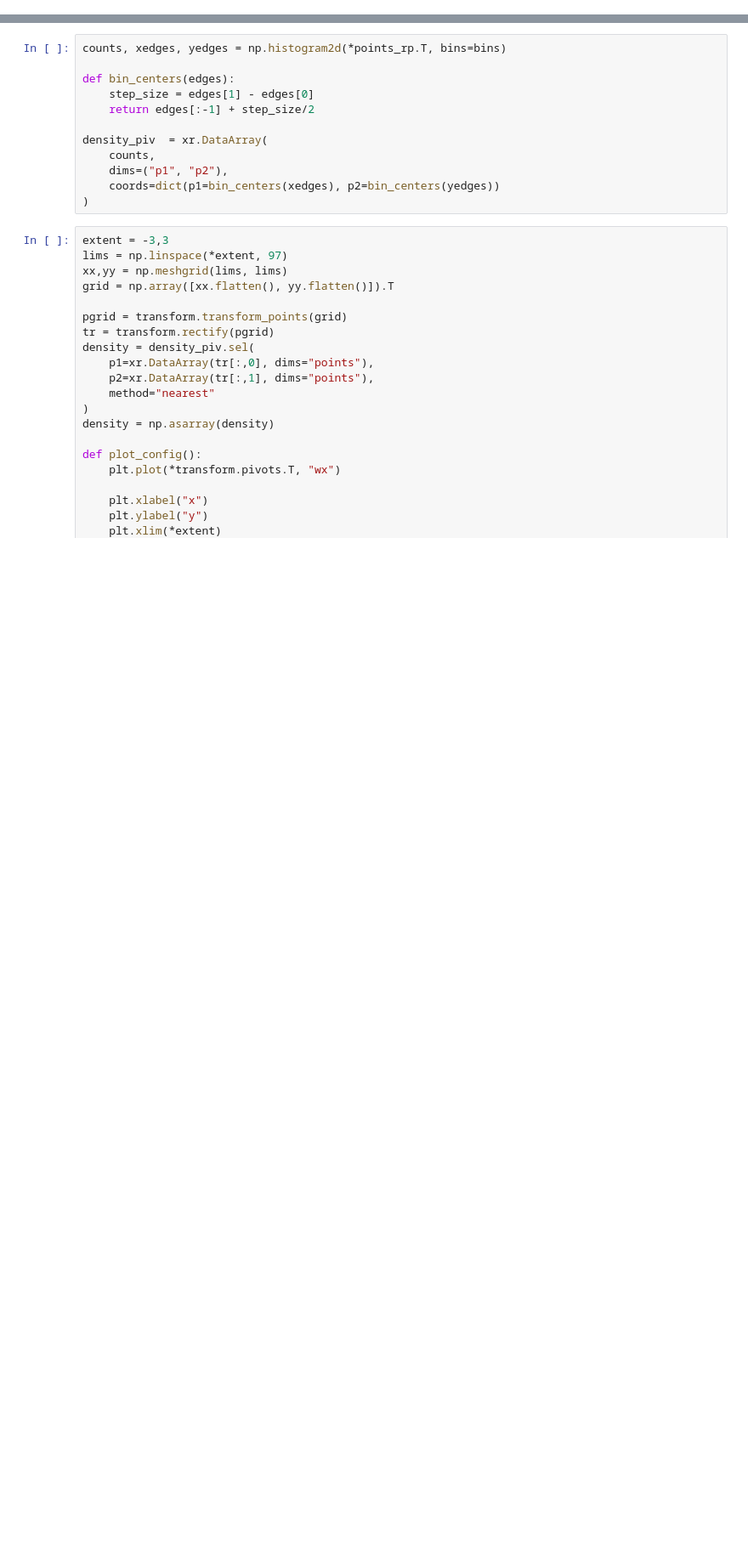
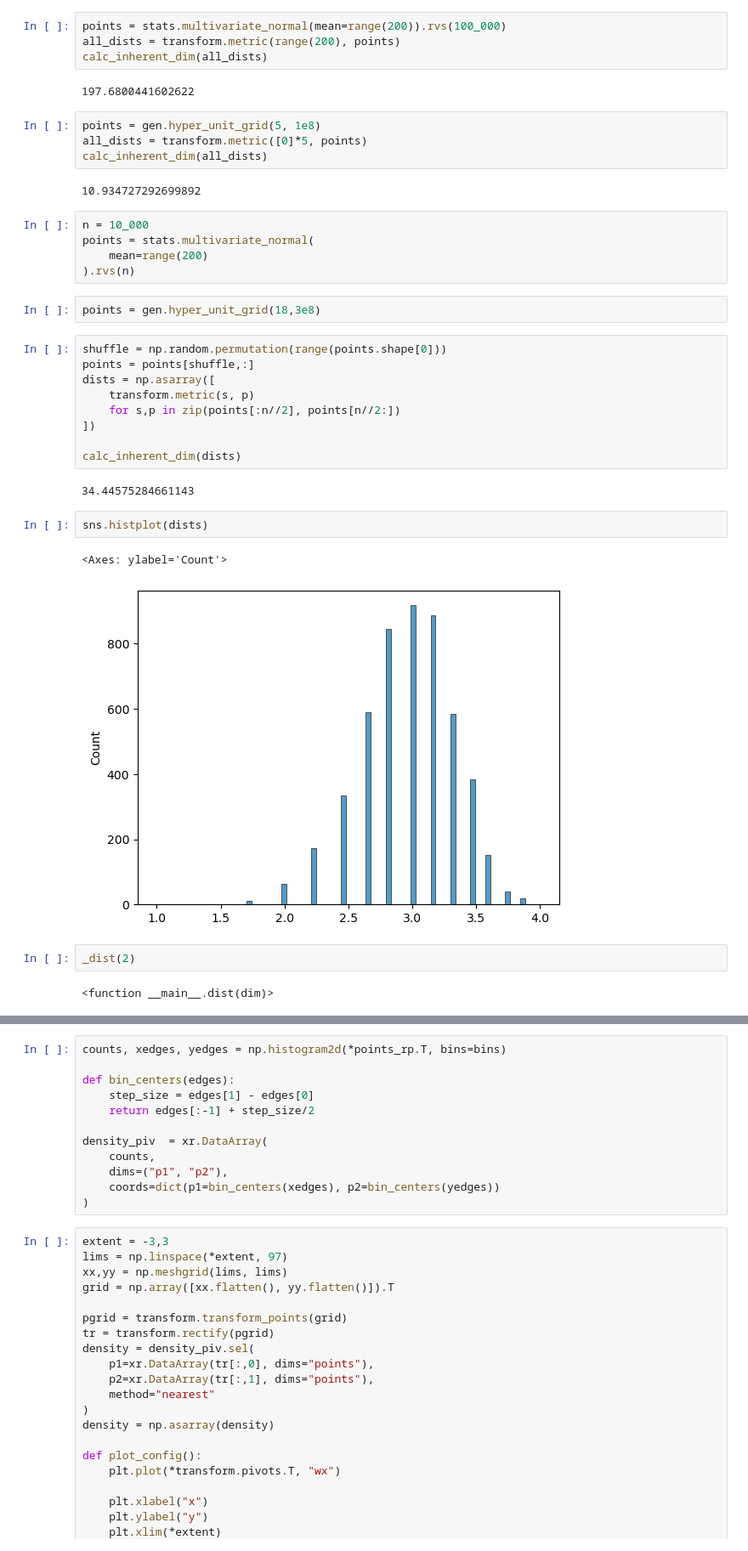
Before and after one commit to DimensionalScoop/metric_spaces, a Jupyter notebook: exploration/density-grid.ipynb, the cells around one changed output, grey strips where cells are left out. Shown at 85% size. Drawn from its saved outputs; the diff is of its cells as text; blank space fills up the shorter version.

Commit message:
refactor sample generators, add n-D generators. Calc inher. dims.

```diff
--- a/exploration/density-grid.ipynb
+++ b/exploration/density-grid.ipynb
@@ -48,0 +39,39 @@ points = fill_circle(2, 1000)
+# %%
+points = stats.multivariate_normal(mean=range(200)).rvs(100_000)
+all_dists = transform.metric(range(200), points)
+calc_inherent_dim(all_dists)
+# %% [output]
+197.6800441602622
+# %%
+points = gen.hyper_unit_grid(5, 1e8)
+all_dists = transform.metric([0]*5, points)
+calc_inherent_dim(all_dists)
+# %% [output]
+10.934727292699892
+# %%
+n = 10_000
+points = stats.multivariate_normal(
+    mean=range(200)
+).rvs(n)
+# %%
+points = gen.hyper_unit_grid(18,3e8)
+# %%
+shuffle = np.random.permutation(range(points.shape[0]))
+points = points[shuffle,:]
+dists = np.asarray([
+    transform.metric(s, p)
+    for s,p in zip(points[:n//2], points[n//2:])
+])
+
+calc_inherent_dim(dists)
+# %% [output]
+34.44575284661143
+# %%
+sns.histplot(dists)
+# %% [output]
+<Axes: ylabel='Count'>
+[figure, added]
+# %%
+_dist(2)
+# %% [output]
+<function __main__.dist(dim)>
```
Also changed, not shown: parts of 15 cells of this notebook, 2 other files.
